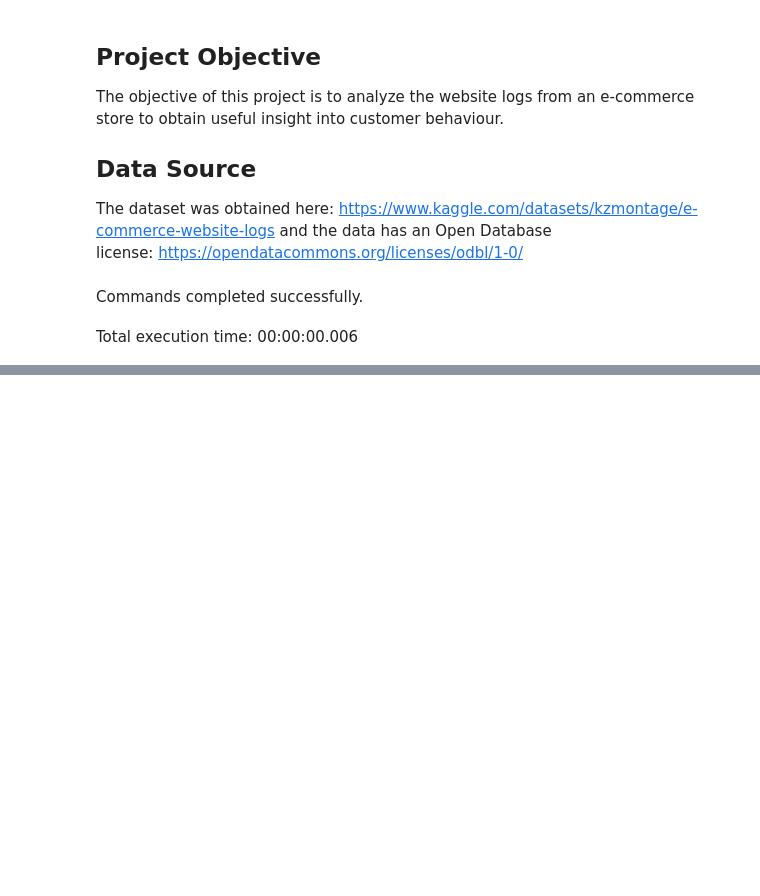
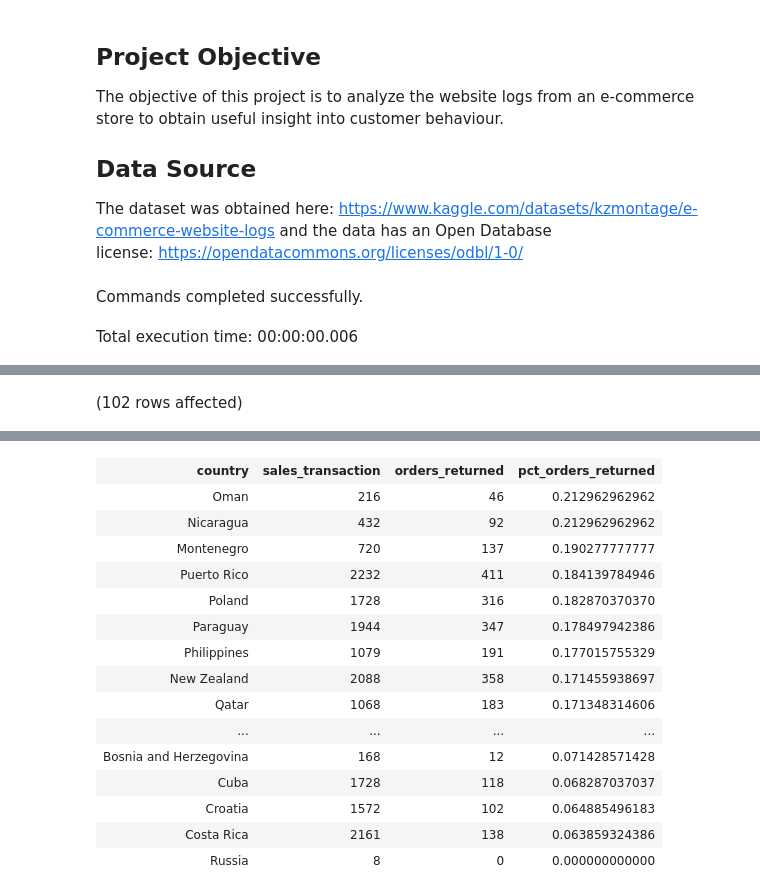
Before and after one commit to grahamgreene88/E-commerce-logs, a Jupyter notebook: ecommerce_logs_notebook.ipynb, the cells around one changed output, grey strips where cells are left out. Cells and saved outputs as stored; diff of their text form; code cells hidden in the pictures; blank space fills up the shorter version.

```diff
--- a/ecommerce_logs_notebook.ipynb
+++ b/ecommerce_logs_notebook.ipynb
@@ -16,0 +147,17 @@ Total execution time: 00:00:00.006
+# %%
+SELECT t1.country,
+    -- counting all rows (number of transactions)
+    COUNT(*) AS sales_transaction,
+    -- counting number of order returns
+    COUNT(t2.Returned) AS orders_returned,
+    -- calculating percentage of orders that were returned
+    1.0 * COUNT(t2.Returned) / COUNT(*) AS pct_orders_returned
+FROM logs as t1
+    LEFT JOIN (SELECT duration_seconds, ip, country, Returned
+    FROM logs
+    WHERE Returned = 'Yes') AS t2
+    ON t1.duration_seconds = t2.duration_seconds
+    AND t1.ip = t2.ip
+GROUP BY t1.country
+ORDER BY pct_orders_returned DESC;
+# %% [output]
@@ -16,0 +165 @@ Total execution time: 00:00:00.006
+(102 rows affected)
@@ -16,0 +167,16 @@ Total execution time: 00:00:00.006
+| country | sales_transaction | orders_returned | pct_orders_returned |
+| Oman | 216 | 46 | 0.212962962962 |
+| Nicaragua | 432 | 92 | 0.212962962962 |
+| Montenegro | 720 | 137 | 0.190277777777 |
+| Puerto Rico | 2232 | 411 | 0.184139784946 |
+| Poland | 1728 | 316 | 0.182870370370 |
+| Paraguay | 1944 | 347 | 0.178497942386 |
+| Philippines | 1079 | 191 | 0.177015755329 |
+| New Zealand | 2088 | 358 | 0.171455938697 |
+| Qatar | 1068 | 183 | 0.171348314606 |
+| ... | ... | ... | ... |
+| Bosnia and Herzegovina | 168 | 12 | 0.071428571428 |
+| Cuba | 1728 | 118 | 0.068287037037 |
+| Croatia | 1572 | 102 | 0.064885496183 |
+| Costa Rica | 2161 | 138 | 0.063859324386 |
+| Russia | 8 | 0 | 0.000000000000 |
```
Also changed, not shown: parts of 10 cells of this notebook.
